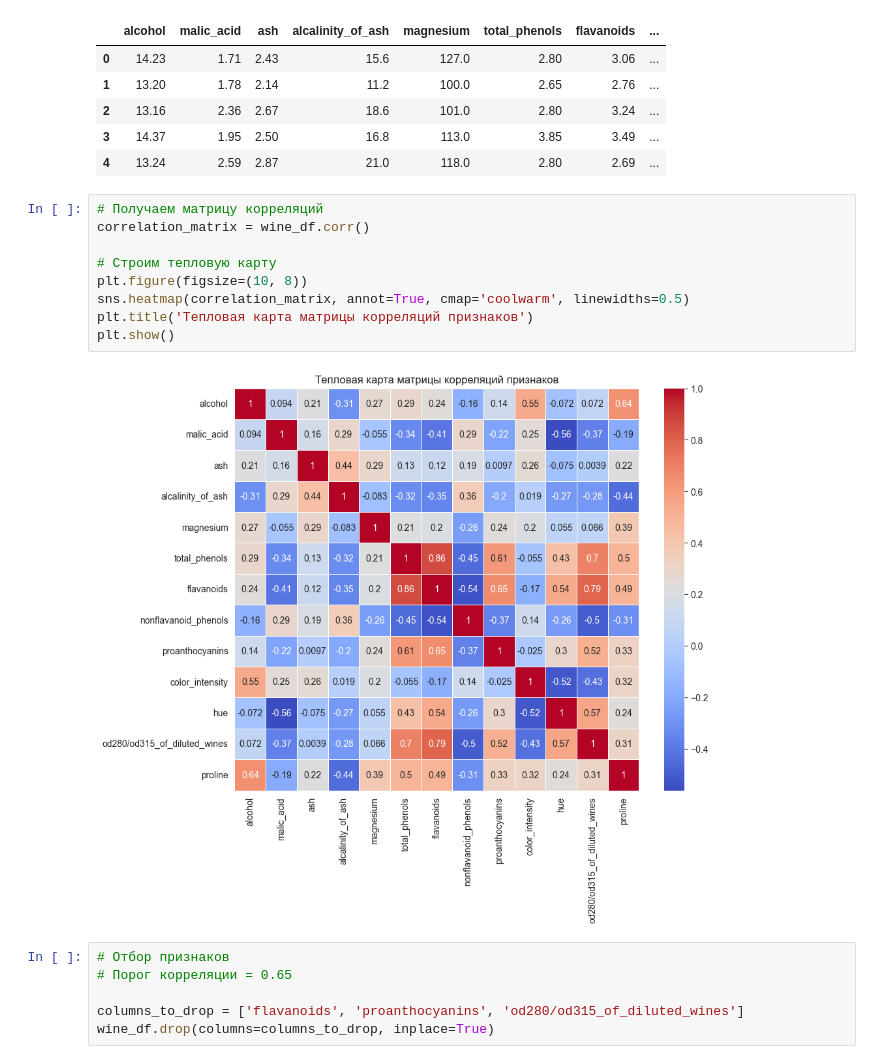
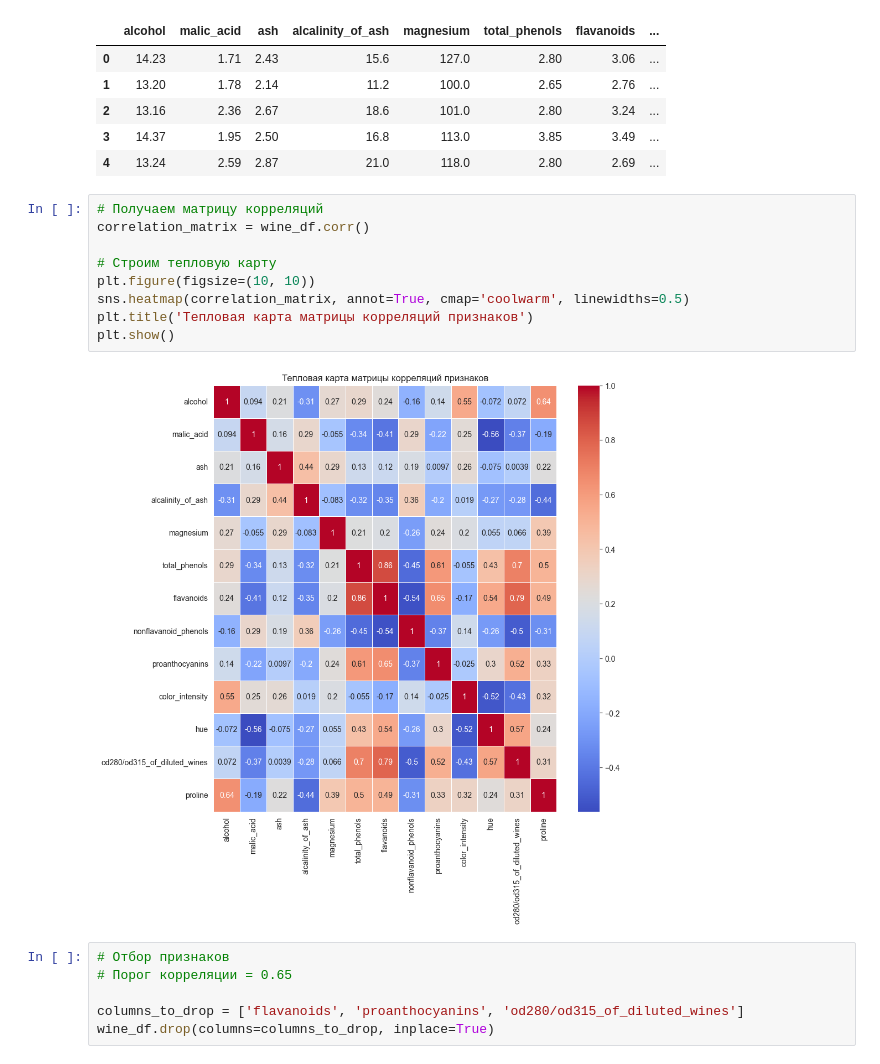
Before and after one commit to brusN/nsu-ml-2sem-labs, a Jupyter notebook: block2/svm.ipynb, the cells around one changed output. Drawn from its saved outputs; the diff is of its cells as text.

```diff
--- a/block2/svm.ipynb
+++ b/block2/svm.ipynb
@@ -32,14 +32,14 @@ wine_df.head()
 # %%
 # Получаем матрицу корреляций
 correlation_matrix = wine_df.corr()
 
 # Строим тепловую карту
-plt.figure(figsize=(10, 8))
+plt.figure(figsize=(10, 10))
 sns.heatmap(correlation_matrix, annot=True, cmap='coolwarm', linewidths=0.5)
 plt.title('Тепловая карта матрицы корреляций признаков')
 plt.show()
 # %% [output]
-[figure, old version]
+[figure, new version]
 # %%
 # Отбор признаков
 # Порог корреляции = 0.65
```
Also changed, not shown: parts of 1 cell of this notebook, 7 other files.
